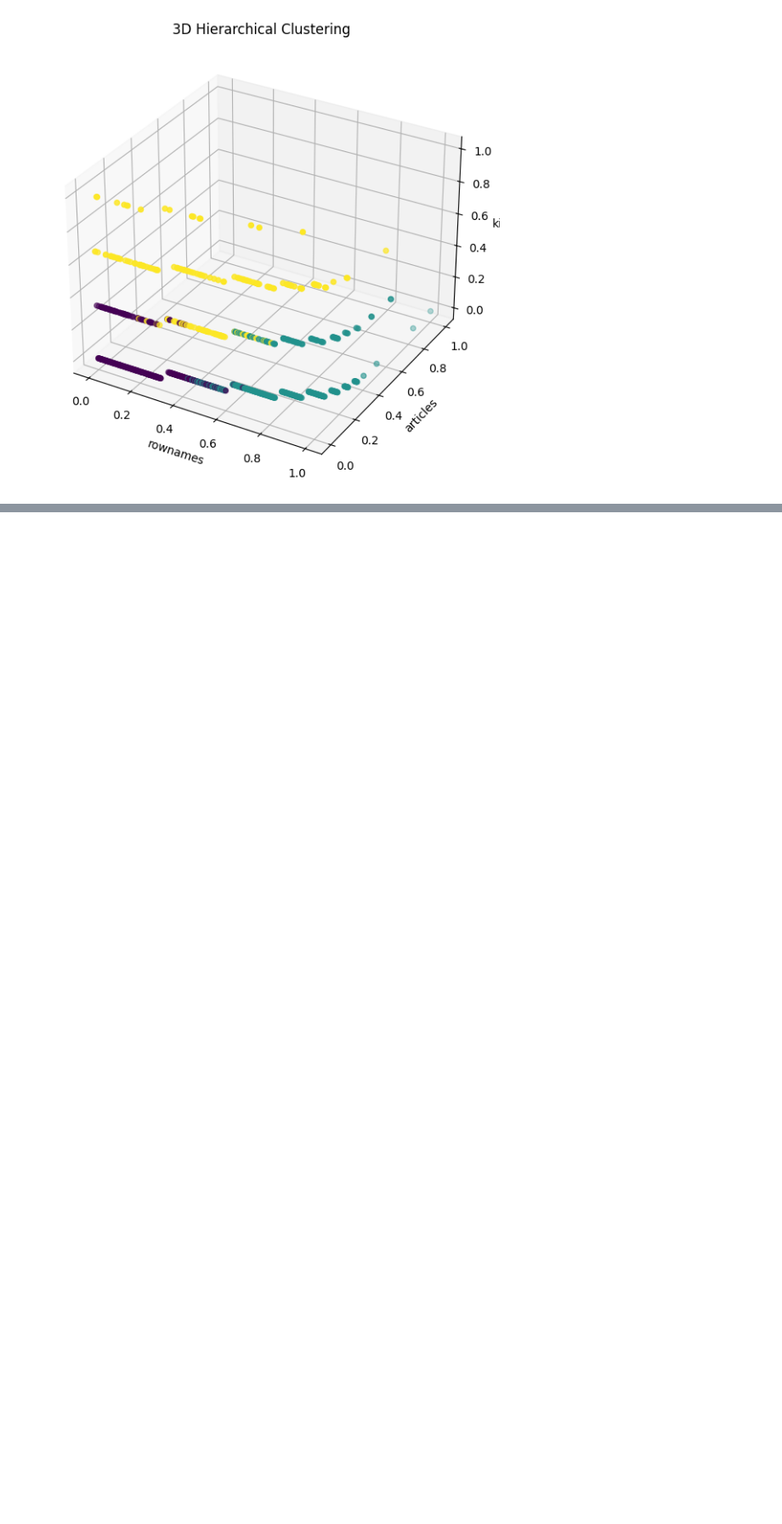
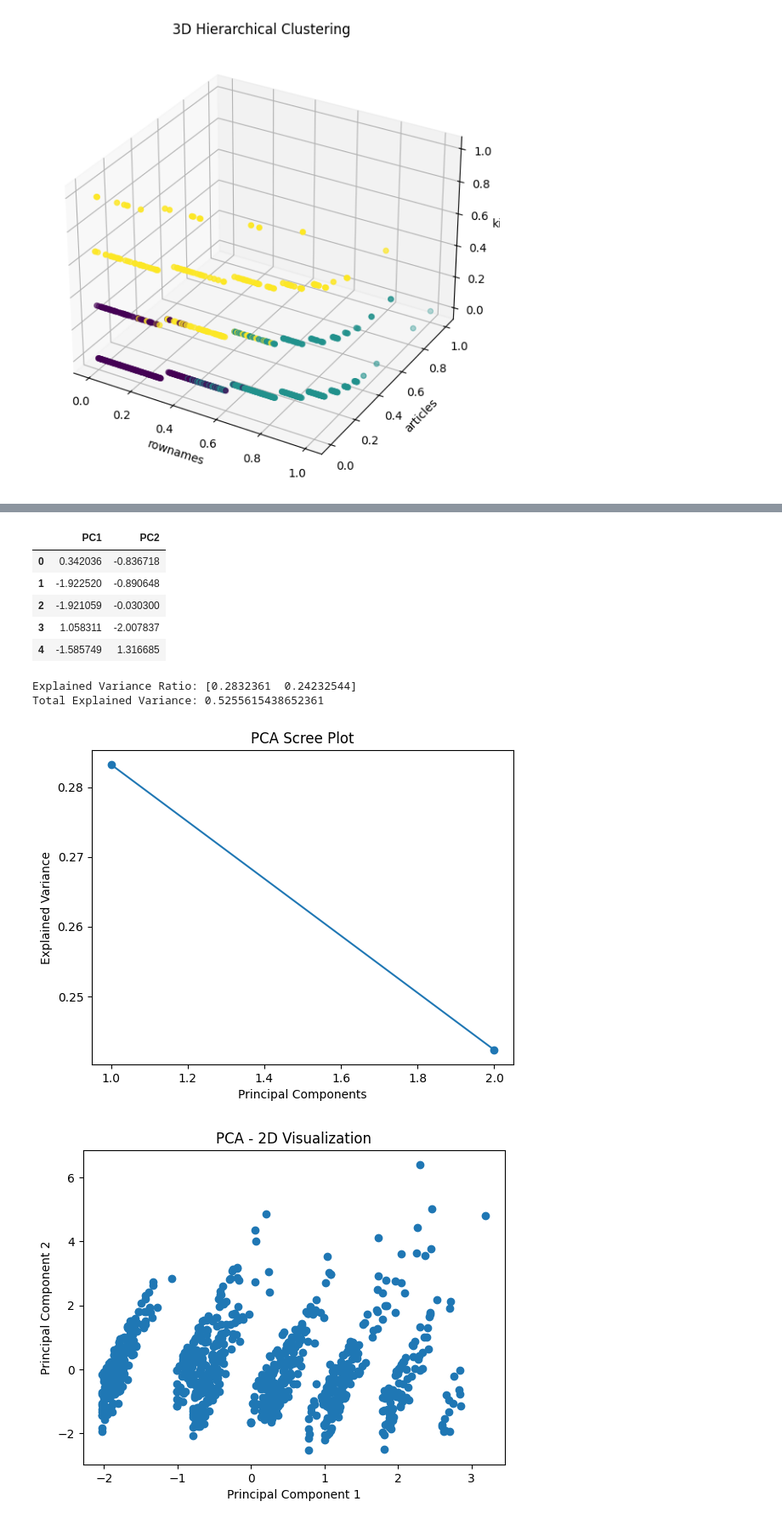
Before and after one commit to PranshuRanjan10/Pranshu_Ranjan_eda, a Jupyter notebook: Pranshu_Ranjan_1.ipynb, the cells around one changed output, grey strips where cells are left out. Shown at 85% size. Cells and saved outputs as stored; diff of their text form; code cells hidden in the pictures; blank space fills up the shorter version.

```diff
--- a/Pranshu_Ranjan_1.ipynb
+++ b/Pranshu_Ranjan_1.ipynb
@@ -556,0 +564,48 @@ Silhouette Score: 0.6290783392975429
+# %%
+# PCA - Principal Component Analysis
+
+import pandas as pd
+import numpy as np
+import matplotlib.pyplot as plt
+from sklearn.preprocessing import StandardScaler
+from sklearn.decomposition import PCA
+
+# Load Dataset
+df = pd.read_csv("https://raw.githubusercontent.com/salemprakash/EDA/main/Data/PhDPublications.csv")
+
+print("Dataset Shape:", df.shape)
+display(df.head())
+
+# Data Preprocessing
+X = df.drop(columns=['rownames'])
+X = pd.get_dummies(X, drop_first=True, dtype=int)
+
+# Standardization
+scaler = StandardScaler()
+X_scaled = scaler.fit_transform(X)
+
+# Apply PCA
+pca = PCA(n_components=2)
+X_pca = pca.fit_transform(X_scaled)
+
+# Display Results
+pca_df = pd.DataFrame(X_pca, columns=['PC1', 'PC2'])
+display(pca_df.head())
+
+print("Explained Variance Ratio:", pca.explained_variance_ratio_)
+print("Total Explained Variance:", sum(pca.explained_variance_ratio_))
+
+# Scree Plot
+plt.plot([1, 2], pca.explained_variance_ratio_, marker='o')
+plt.xlabel("Principal Components")
+plt.ylabel("Explained Variance")
+plt.title("PCA Scree Plot")
+plt.show()
+
+# PCA Visualization
+plt.scatter(X_pca[:, 0], X_pca[:, 1])
+plt.xlabel("Principal Component 1")
+plt.ylabel("Principal Component 2")
+plt.title("PCA - 2D Visualization")
+plt.show()
+# %% [output]
@@ -556,0 +619,10 @@ Silhouette Score: 0.6290783392975429
+|  | PC1 | PC2 |
+| 0 | 0.342036 | -0.836718 |
+| 1 | -1.922520 | -0.890648 |
+| 2 | -1.921059 | -0.030300 |
+| 3 | 1.058311 | -2.007837 |
+| 4 | -1.585749 | 1.316685 |
+Explained Variance Ratio: [0.2832361  0.24232544]
+Total Explained Variance: 0.5255615438652361
+[figure, added]
+[figure, added]
```
Also changed, not shown: parts of 8 cells of this notebook.
